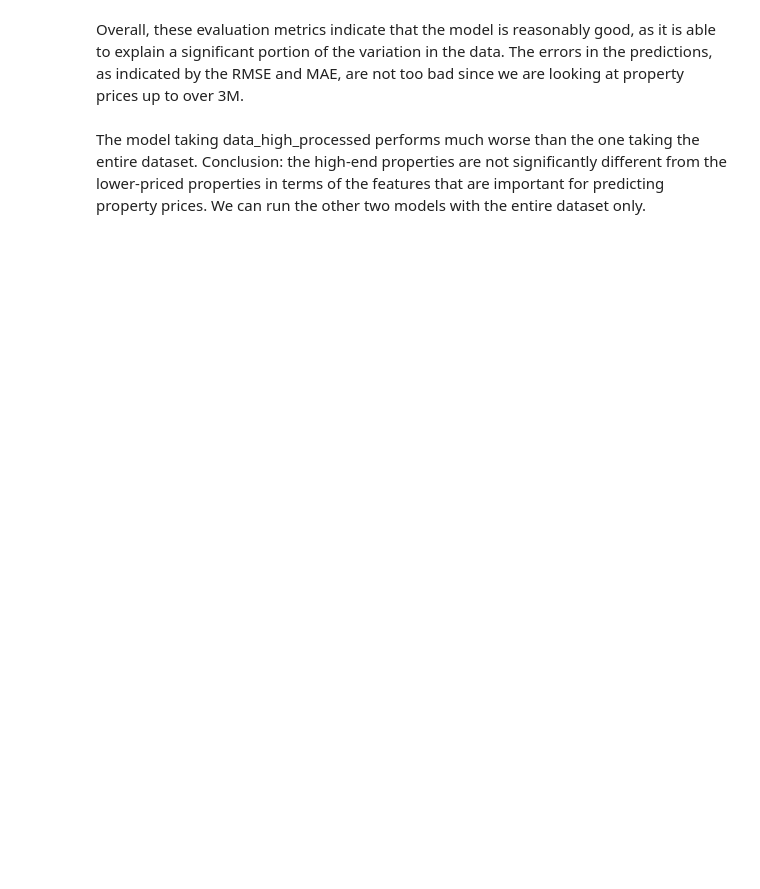
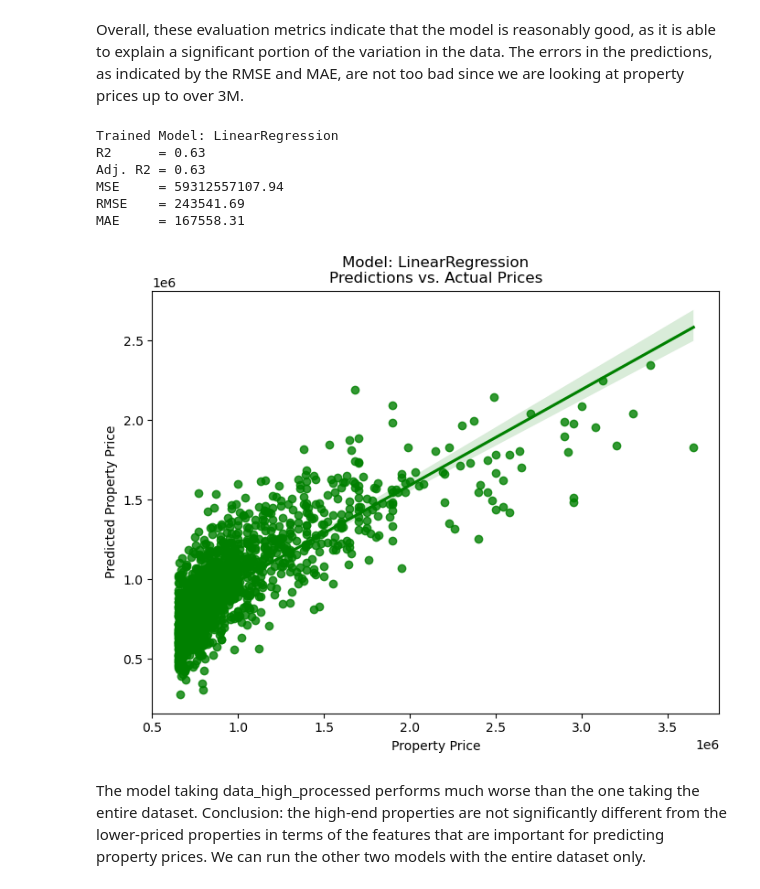
Before and after one commit to Yinguin/data_mid_bootcamp_project_regression, a Jupyter notebook: mid-bootcamp-project-regression_wy.ipynb, the cells around one changed output. Drawn from its saved outputs; the diff is of its cells as text; code cells hidden in the pictures; blank space fills up the shorter version.

```diff
--- a/mid-bootcamp-project-regression_wy.ipynb
+++ b/mid-bootcamp-project-regression_wy.ipynb
@@ -725,13 +873,10 @@ X_train, X_test, y_train, y_test = train_test_split(X, y, test_size=0.25, random
 # %%
-# Let's apply and validate the regression model of the full dataset processed.
-model = LinearRegression()
-model.fit(X_train,y_train)
-predictions_lm = model.predict(X_test)
-r2_lm = r2_score(y_test, predictions_lm)
-RMSE_lm = mean_squared_error(y_test, predictions_lm, squared=False)
-MSE_lm = mean_squared_error(y_test, predictions_lm)
-MAE_lm = mean_absolute_error(y_test, predictions_lm)
-print("R2 = ", r2_lm)
-print("RMSE = ", RMSE_lm)
-print("MSE = ", MSE_lm)
-print("MAE = ", MAE_lm)
+# Let's check the coefficients of each parameter
+X = data_processed.drop('price', axis=1)
+y = data_processed['price']
+X_train, X_test, y_train, y_test = train_test_split(X, y, test_size=0.3, random_state=42)
+model_lm = LinearRegression()
+model_lm.fit(X, y)
+coef = np.round(model_lm.coef_, 2)
+df_coef = pd.DataFrame({'Title': X.columns, 'Coef': coef})
+df_coef
@@ -739,6 +898,13 @@ print("MAE = ", MAE_lm)
 Overall, these evaluation metrics indicate that the model is reasonably good, as it is able to explain a significant portion of the variation in the data. The errors in the predictions, as indicated by the RMSE and MAE, are not too bad since we are looking at property prices up to over 3M.
 # %%
 # And of the dataset with only those properties of 650K and above.
-y_high = data_high_processed['price']
-X_high = data_high_processed.drop(['price'],axis=1)
-X_high_train, X_high_test, y_high_train, y_high_test = train_test_split(X_high, y_high, test_size=0.25, random_state=42)
+models = [LinearRegression()]
+model(models, data_high_processed)
+# %% [output]
+Trained Model: LinearRegression
+R2      = 0.63
+Adj. R2 = 0.63
+MSE     = 59312557107.94
+RMSE    = 243541.69
+MAE     = 167558.31
+[figure, added]
```
Also changed, not shown: parts of 49 cells of this notebook, 1 other file.
